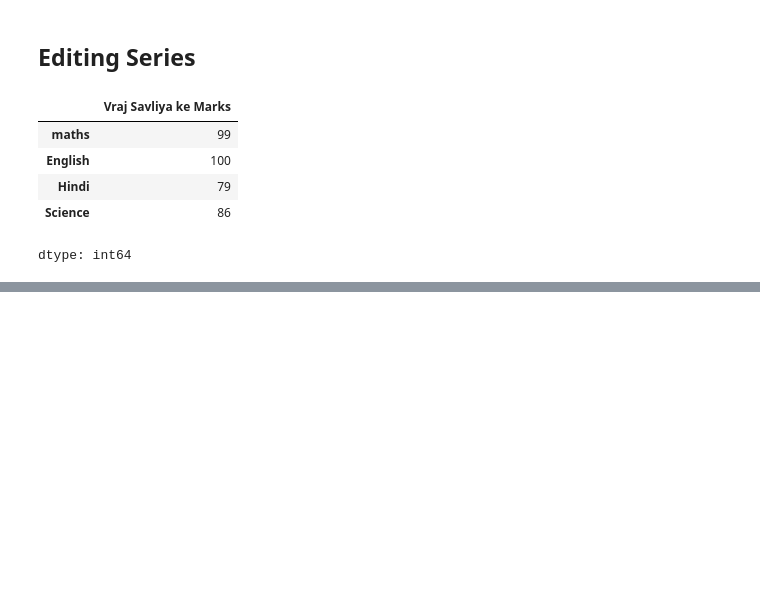
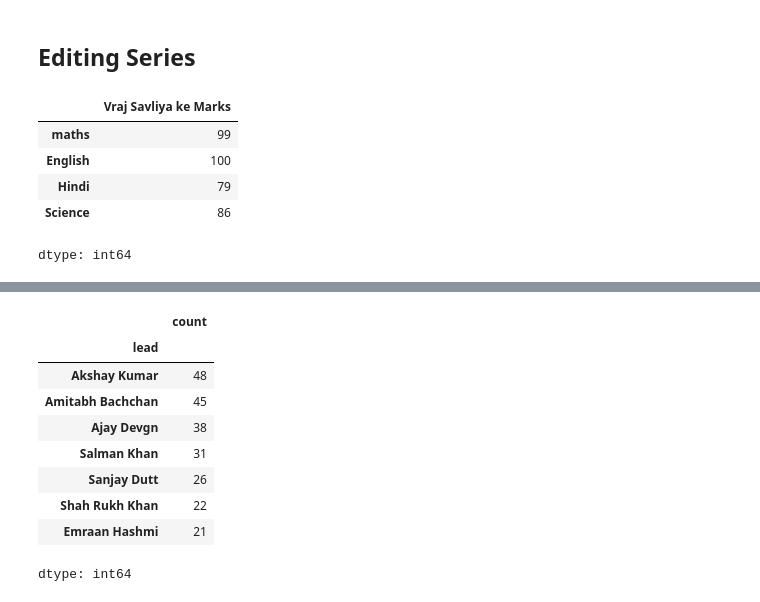
Before and after one commit to vrajsavliya/ml_learning, a Jupyter notebook: Pandas_1_series.ipynb, the cells around one changed output, grey strips where cells are left out. Drawn from its saved outputs; the diff is of its cells as text; code cells hidden in the pictures; blank space fills up the shorter version.

```diff
--- a/Pandas_1_series.ipynb
+++ b/Pandas_1_series.ipynb
@@ -408,0 +513,15 @@ dtype: int64
+# %%
+#movies
+movie_count = movies.value_counts()
+movie_count[movie_count > 20]
+# %% [output]
+|  | count |
+| lead |  |
+| Akshay Kumar | 48 |
+| Amitabh Bachchan | 45 |
+| Ajay Devgn | 38 |
+| Salman Khan | 31 |
+| Sanjay Dutt | 26 |
+| Shah Rukh Khan | 22 |
+| Emraan Hashmi | 21 |
+dtype: int64
```
Also changed, not shown: parts of 14 cells of this notebook.
